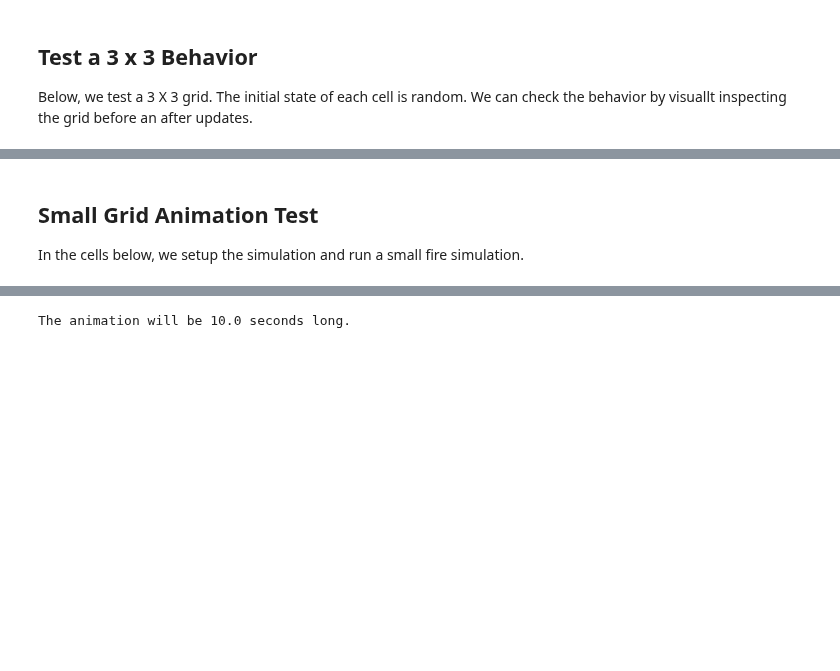
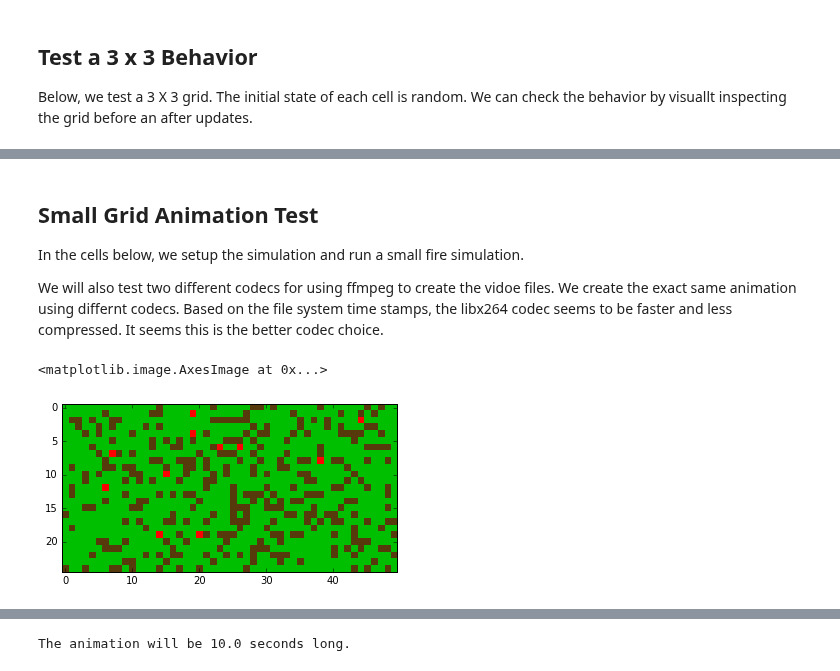
Before and after one commit to UCO-CSPI/CellularAutomaton, a Jupyter notebook: testingFireGrid.ipynb, the cells around one changed output, grey strips where cells are left out. Cells and saved outputs as stored; diff of their text form; code cells hidden in the pictures; blank space fills up the shorter version.

```diff
--- a/testingFireGrid.ipynb
+++ b/testingFireGrid.ipynb
@@ -109,4 +126,16 @@ MyFigure
 # %% [markdown]
 <h2>Small Grid Animation Test</h2>
 <p>In the cells below, we setup the simulation and run a small fire simulation.</p>
+<p>We will also test two different codecs for using ffmpeg to create the vidoe files.  We create the exact same animation using differnt codecs.  Based on the file system time stamps, the libx264 codec seems to be faster and less compressed.  It seems this is the better codec choice.</p>
+# %%
+rows = 25
+columns = 50
+MyGrid=FireGrid((rows,columns),MyDtype)  #initilized with whatever random memory was at the location.
+init(MyGrid,rows,columns,probtree=0.75, probburning=0.01)
+SmallGrid01=FireGridCopy(MyGrid)
+MyFigure, MyAxes = plt.subplots()
+MyAxes.imshow(MyGrid['Value'],interpolation='nearest')
+# %% [output]
+<matplotlib.image.AxesImage at 0x...>
+[figure, added]
 # %%
```
Also changed, not shown: parts of 81 cells of this notebook, 1 other file.
